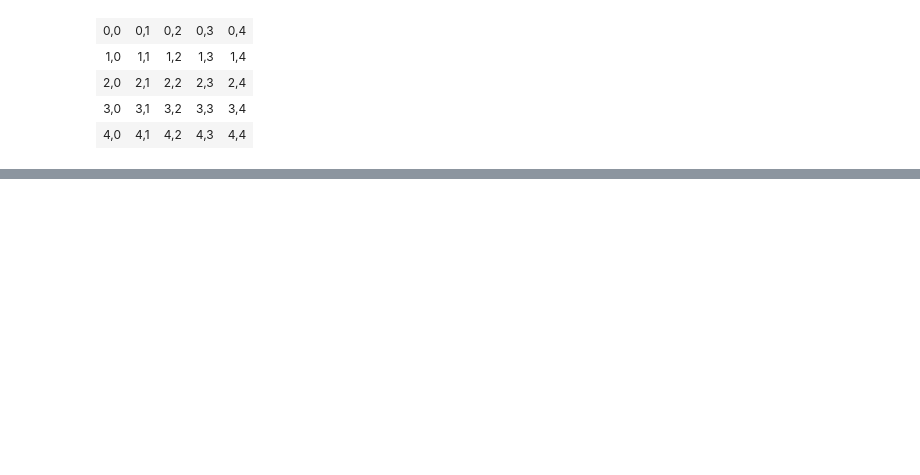
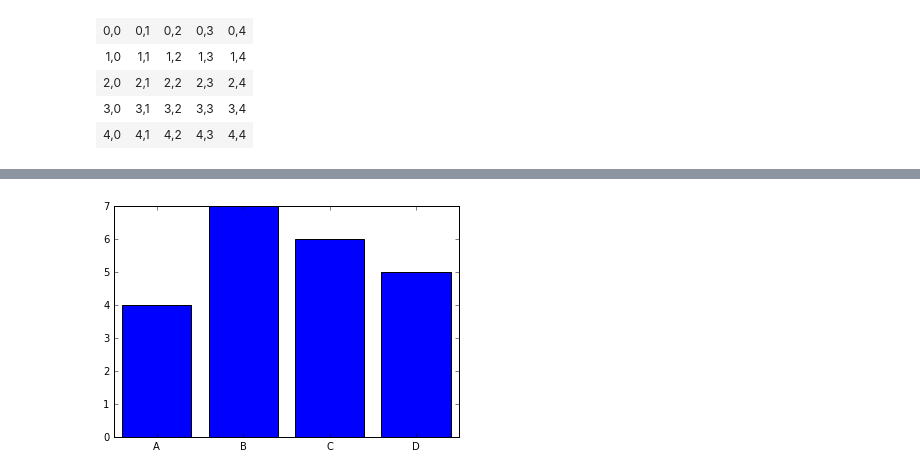
Before and after one commit to ndexbio/ndex-stats-jupyter-notebooks, a Jupyter notebook: misc.ipynb, the cells around one changed output, grey strips where cells are left out. Drawn from its saved outputs; the diff is of its cells as text; code cells hidden in the pictures; blank space fills up the shorter version.

```diff
--- a/misc.ipynb
+++ b/misc.ipynb
@@ -102,3 +126,17 @@ or even just:
 if this is the most recent IPython session you have started.
 # %%
 %run?
+# %%
+import scipy
+import pylab
+
+x = scipy.arange(4)
+y = scipy.array([4,7,6,5])
+f = pylab.figure()
+ax = f.add_axes([0.1, 0.1, 0.8, 0.8])
+ax.bar(x, y, align='center')
+ax.set_xticks(x)
+ax.set_xticklabels(['A', 'B', 'C', 'D'])
+f.show()
+# %% [output]
+[figure, added]
```
Also changed, not shown: parts of 4 cells of this notebook, 1 other file.
